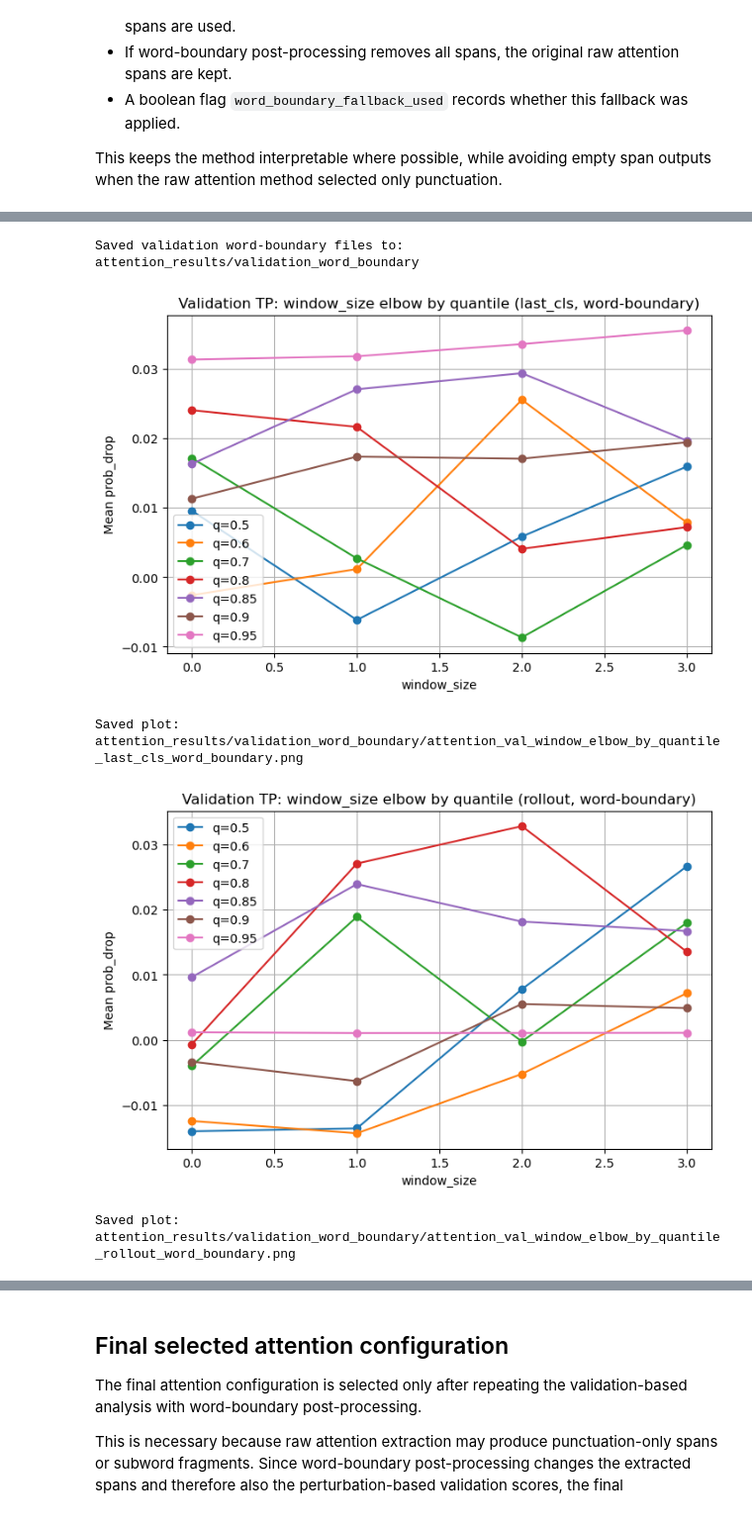
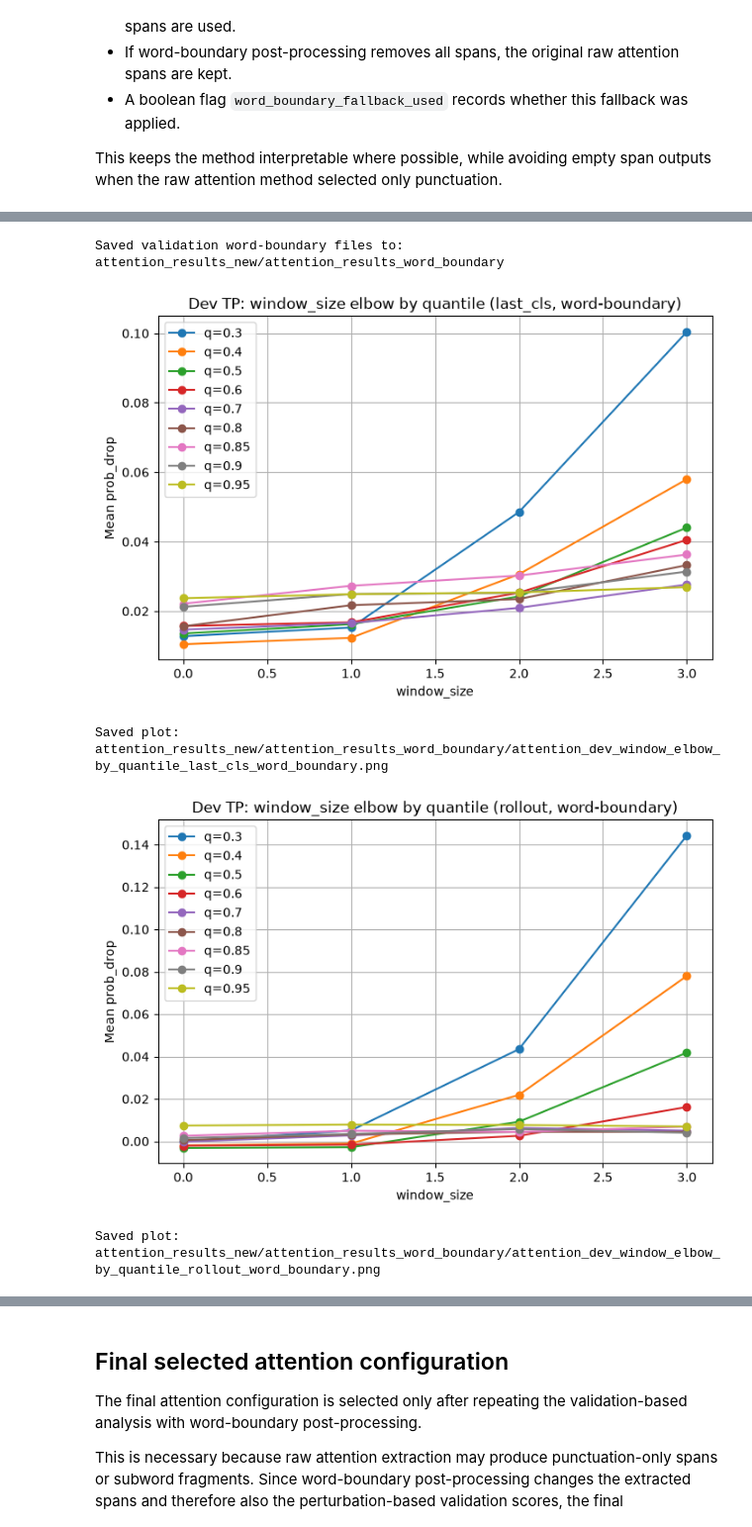
Before and after one commit to Karbs08/Localizing-Inappropriateness-in-Arguments, a Jupyter notebook: attention_spans.ipynb, the cells around one changed output, grey strips where cells are left out. Shown at 99% size. Drawn from its saved outputs; the diff is of its cells as text; code cells hidden in the pictures.

```diff
--- a/attention_spans.ipynb
+++ b/attention_spans.ipynb
@@ -52,7 +43,7 @@ TORCH_DEVICE = "cuda" if torch.cuda.is_available() else "cpu"
 
 # Attention settings
 ATTENTION_METHODS = ["last_cls", "rollout"]
-QUANTILE_VALUES = [0.50, 0.60, 0.70, 0.80, 0.85, 0.90, 0.95]
+QUANTILE_VALUES = [0.3, 0.4, 0.50, 0.60, 0.70, 0.80, 0.85, 0.90, 0.95]
 WINDOW_SIZE_VALUES = [0, 1, 2, 3]
 
 # Output
@@ -1577,11 +1909,11 @@ display(val_tp_span_df_word_boundary.head())
 5 rows × 36 columns
 # %%
-val_tp_argument_df_word_boundary_valid = val_tp_argument_df_word_boundary[
-    val_tp_argument_df_word_boundary["error"].isna()
+dev_tp_argument_df_word_boundary_valid = dev_tp_argument_df_word_boundary[
+    dev_tp_argument_df_word_boundary["error"].isna()
 ].copy()
 
-val_config_summary_word_boundary = (
-    val_tp_argument_df_word_boundary_valid
+dev_config_summary_word_boundary = (
+    dev_tp_argument_df_word_boundary_valid
     .groupby(["attention_method", "window_size", "quantile"])
     .agg(
         n_arguments=("global_row_id", "nunique"),
@@ -1605,7 +1937,7 @@ val_config_summary_word_boundary = (
 )
 
 span_len_summary_word_boundary = (
-    val_tp_span_df_word_boundary
+    dev_tp_span_df_word_boundary
     .groupby(["attention_method", "window_size", "quantile"])
     .agg(
         n_spans=("span_text", "count"),
@@ -1619,26 +1951,26 @@ span_len_summary_word_boundary = (
     .reset_index()
 )
 
-val_config_summary_word_boundary = val_config_summary_word_boundary.merge(
+dev_config_summary_word_boundary = dev_config_summary_word_boundary.merge(
     span_len_summary_word_boundary,
     on=["attention_method", "window_size", "quantile"],
     how="left"
 )
 
-val_config_summary_word_boundary["prob_drop_per_masked_token"] = (
-    val_config_summary_word_boundary["mean_prob_drop"] /
-    val_config_summary_word_boundary["mean_total_masked_tokens"].replace(0, np.nan)
+dev_config_summary_word_boundary["prob_drop_per_masked_token"] = (
+    dev_config_summary_word_boundary["mean_prob_drop"] /
+    dev_config_summary_word_boundary["mean_total_masked_tokens"].replace(0, np.nan)
 )
 
-val_config_summary_word_boundary["prob_drop_per_masked_ratio"] = (
-    val_config_summary_word_boundary["mean_prob_drop"] /
-    val_config_summary_word_boundary["mean_masked_token_ratio"].replace(0, np.nan)
+dev_config_summary_word_boundary["prob_drop_per_masked_ratio"] = (
+    dev_config_summary_word_boundary["mean_prob_drop"] /
+    dev_config_summary_word_boundary["mean_masked_token_ratio"].replace(0, np.nan)
 )
 
-val_config_summary_word_boundary = val_config_summary_word_boundary.sort_values(
+dev_config_summary_word_boundary = dev_config_summary_word_boundary.sort_values(
     ["attention_method", "window_size", "quantile"]
 )
 
-display(val_config_summary_word_boundary)
+display(dev_config_summary_word_boundary)
 # %% [output]
 |  | attention_method | window_size | quantile | n_arguments | mean_prob_drop | median_prob_drop | std_prob_drop | ... |
@@ -1662,59 +1989,59 @@ display(val_config_summary_word_boundary)
 # %%
-val_tp_argument_df_word_boundary.to_csv(
-    val_word_boundary_output_dir / "attention_validation_tp_argument_level_word_boundary.csv",
+dev_tp_argument_df_word_boundary.to_csv(
+    WORD_BOUNDARY_OUTPUT_DIR / "attention_dev_tp_argument_level_word_boundary.csv",
     index=False,
     encoding="utf-8"
 )
 
-val_tp_span_df_word_boundary.to_csv(
-    val_word_boundary_output_dir / "attention_validation_tp_span_level_word_boundary.csv",
+dev_tp_span_df_word_boundary.to_csv(
+    WORD_BOUNDARY_OUTPUT_DIR / "attention_dev_tp_span_level_word_boundary.csv",
     index=False,
     encoding="utf-8"
 )
 
-val_config_summary_word_boundary.to_csv(
-    val_word_boundary_output_dir / "attention_validation_config_summary_word_boundary.csv",
+dev_config_summary_word_boundary.to_csv(
+    WORD_BOUNDARY_OUTPUT_DIR / "attention_dev_config_summary_word_boundary.csv",
     index=False,
     encoding="utf-8"
 )
 
-print("Saved validation word-boundary files to:", val_word_boundary_output_dir)
+print("Saved validation word-boundary files to:", WORD_BOUNDARY_OUTPUT_DIR)
 # %% [output]
-Saved validation word-boundary files to: attention_results/validation_word_boundary
+Saved validation word-boundary files to: attention_results_new/attention_results_word_boundary
 # %%
-for method in sorted(val_config_summary_word_boundary["attention_method"].unique()):
-    method_df = val_config_summary_word_boundary[
-        val_config_summary_word_boundary["attention_method"] == method
+for method in sorted(dev_config_summary_word_boundary["attention_method"].unique()):
+    method_df = dev_config_summary_word_boundary[
+        dev_config_summary_word_boundary["attention_method"] == method
     ].copy()
 
     plt.figure(figsize=(8, 5))
 
     for quantile in sorted(method_df["quantile"].unique()):
         subset = method_df[
             method_df["quantile"] == quantile
         ].sort_values("window_size")
 
         plt.plot(
             subset["window_size"],
             subset["mean_prob_drop"],
             marker="o",
             label=f"q={quantile}"
         )
 
     plt.xlabel("window_size")
     plt.ylabel("Mean prob_drop")
-    plt.title(f"Validation TP: window_size elbow by quantile ({method}, word-boundary)")
+    plt.title(f"Dev TP: window_size elbow by quantile ({method}, word-boundary)")
     plt.grid(True)
     plt.legend()
 
-    plot_path = val_word_boundary_output_dir / f"attention_val_window_elbow_by_quantile_{method}_word_boundary.png"
+    plot_path = WORD_BOUNDARY_OUTPUT_DIR / f"attention_dev_window_elbow_by_quantile_{method}_word_boundary.png"
     plt.savefig(plot_path, dpi=300, bbox_inches="tight")
     plt.show()
 
     print("Saved plot:", plot_path)
 # %% [output]
-[figure, old version]
+[figure, new version]
-Saved plot: attention_results/validation_word_boundary/attention_val_window_elbow_by_quantile_last_cls_word_boundary.png
+Saved plot: attention_results_new/attention_results_word_boundary/attention_dev_window_elbow_by_quantile_last_cls_word_boundary.png
-[figure, old version]
+[figure, new version]
-Saved plot: attention_results/validation_word_boundary/attention_val_window_elbow_by_quantile_rollout_word_boundary.png
+Saved plot: attention_results_new/attention_results_word_boundary/attention_dev_window_elbow_by_quantile_rollout_word_boundary.png
 # %%
```
Also changed, not shown: parts of 30 cells of this notebook, 6 other files.
